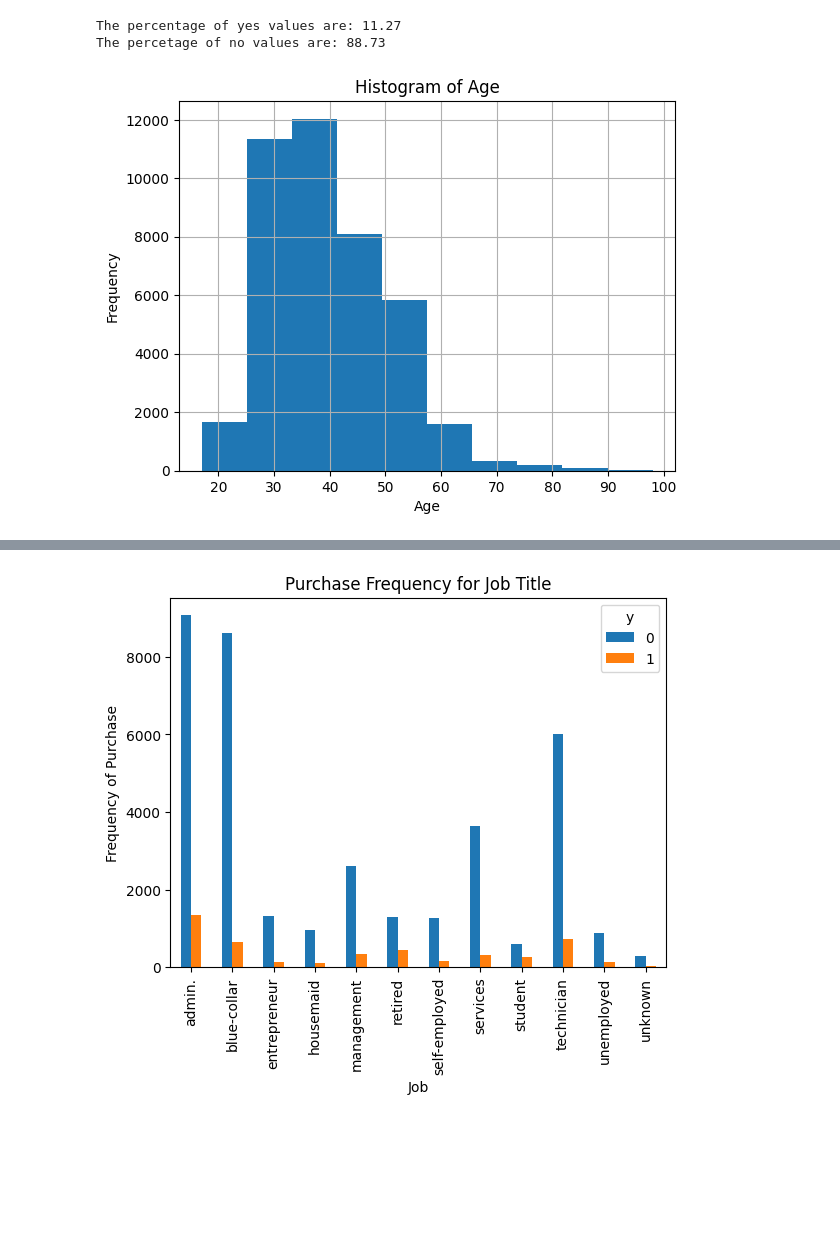
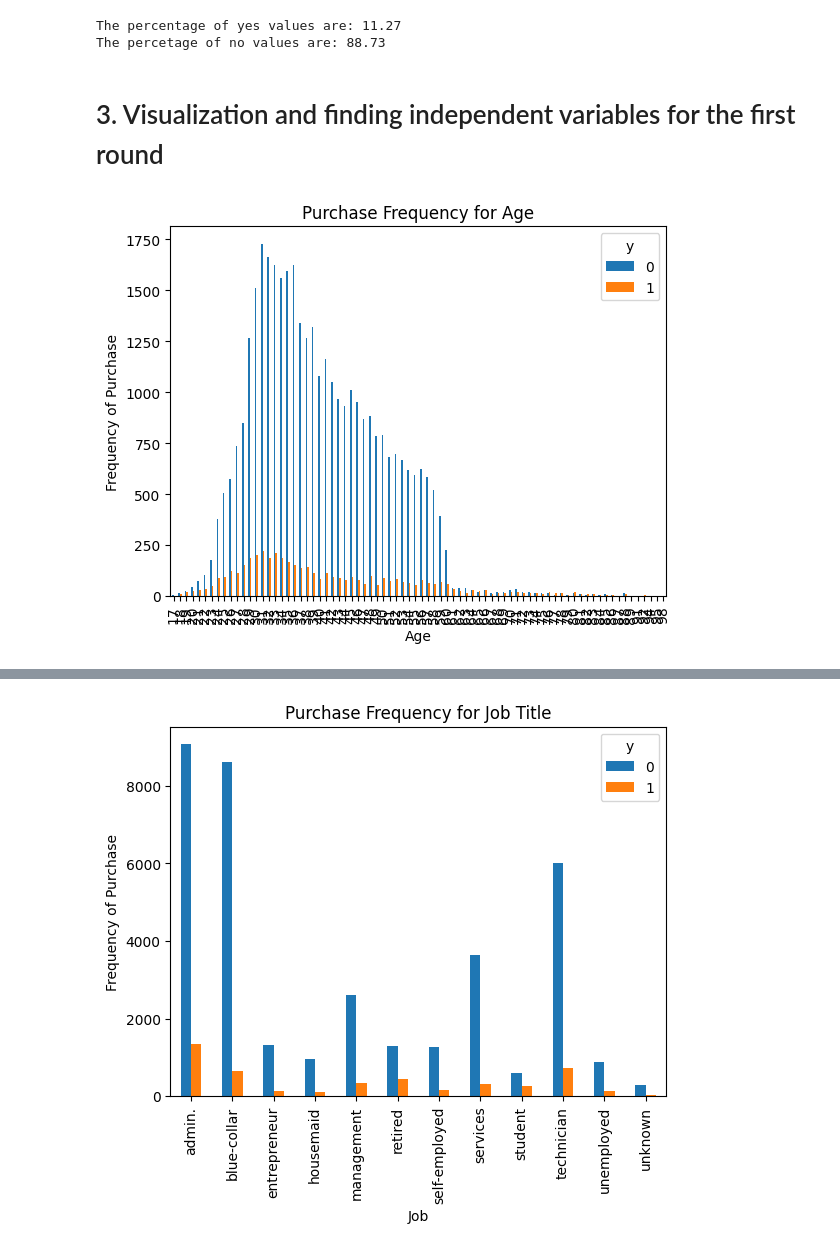
Before and after one commit to MrBigJupiter/LogisticRegression_Sandbox, a Jupyter notebook: log_prac.ipynb, the cells around one changed output, grey strips where cells are left out. Saved outputs shown, nothing was run; the diff lists cells and outputs as text; code cells hidden in the pictures; blank space fills up the shorter version.

Commit message:
Restarted the variable selection process for a betetr modell

```diff
--- a/log_prac.ipynb
+++ b/log_prac.ipynb
@@ -124,11 +124,13 @@ print(f"The percetage of no values are: {round(no_percent * 100, 2)}")
 # %% [output]
 The percentage of yes values are: 11.27
 The percetage of no values are: 88.73
+# %% [markdown]
+# 3. Visualization and finding independent variables for the first round
 # %%
-df.age.hist()
-plt.title('Histogram of Age')
+pd.crosstab(df.age,df.y).plot(kind='bar')
+plt.title('Purchase Frequency for Age')
 plt.xlabel('Age')
-plt.ylabel('Frequency')
-plt.savefig('hist_age')
+plt.ylabel('Frequency of Purchase')
+plt.savefig('purchase_fre_age')
 # %% [output]
-[figure, old version]
+[figure, new version]
```
Also changed, not shown: parts of 27 cells of this notebook, 4 other files.
